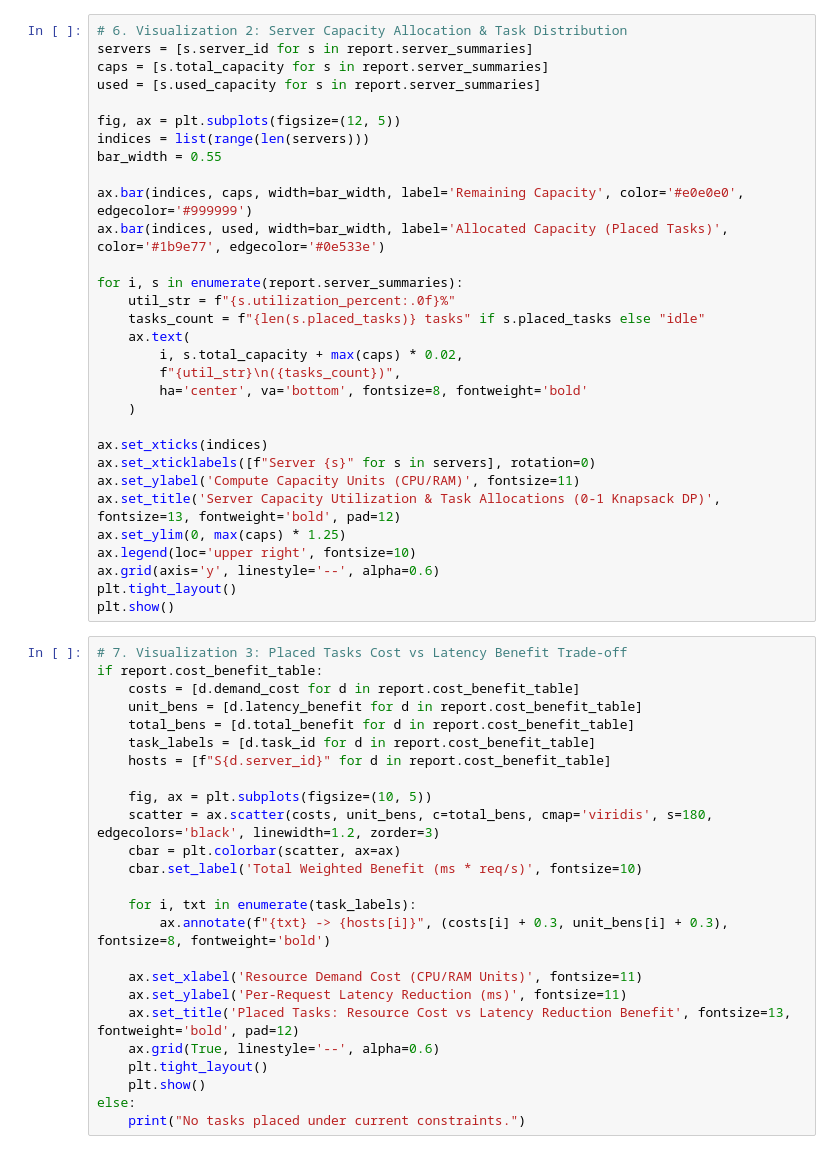
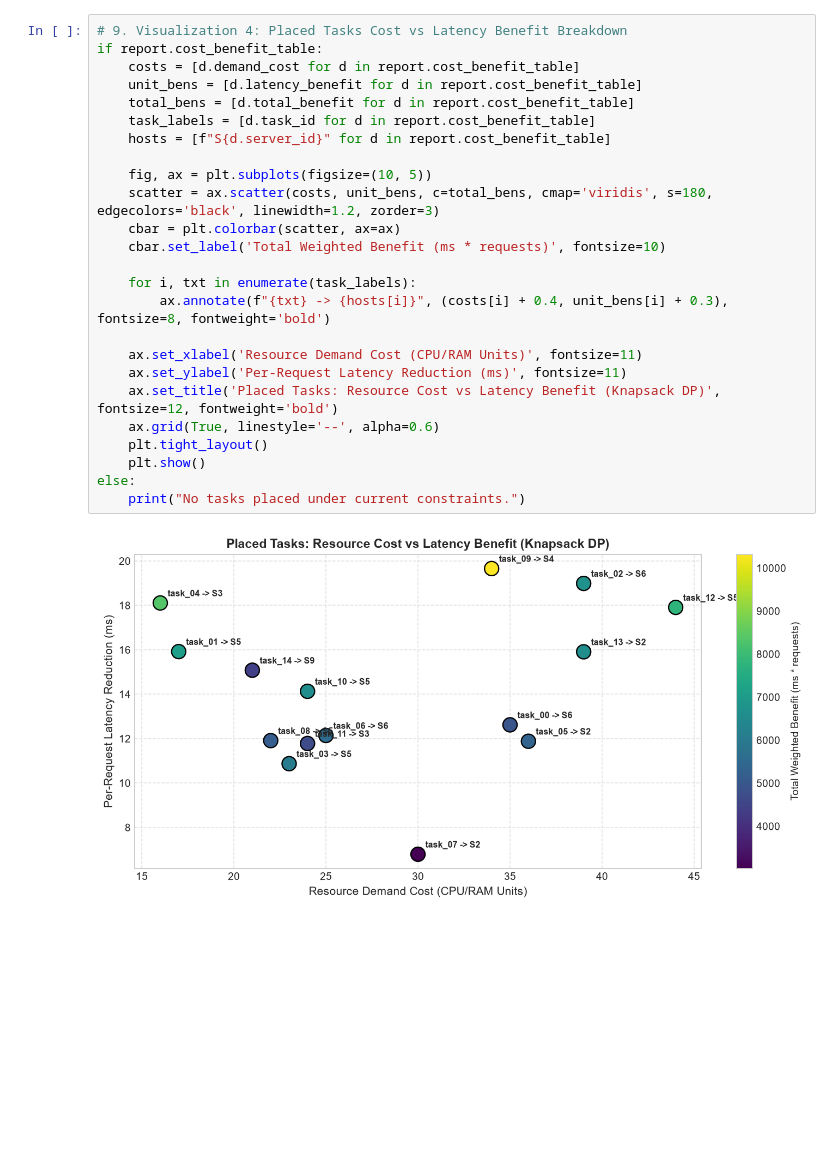
Before and after one commit to MohakGupta-24/cloud-task-placement, a Jupyter notebook: notebooks/placement_dashboard.ipynb, the cells around one changed output. Drawn from its saved outputs; the diff is of its cells as text; blank space fills up the shorter version.

```diff
--- a/notebooks/placement_dashboard.ipynb
+++ b/notebooks/placement_dashboard.ipynb
@@ -167,56 +359,27 @@ plt.show()
-# %%
-# 6. Visualization 2: Server Capacity Allocation & Task Distribution
-servers = [s.server_id for s in report.server_summaries]
-caps = [s.total_capacity for s in report.server_summaries]
-used = [s.used_capacity for s in report.server_summaries]
-
-fig, ax = plt.subplots(figsize=(12, 5))
-indices = list(range(len(servers)))
-bar_width = 0.55
-
-ax.bar(indices, caps, width=bar_width, label='Remaining Capacity', color='#e0e0e0', edgecolor='#999999')
-ax.bar(indices, used, width=bar_width, label='Allocated Capacity (Placed Tasks)', color='#1b9e77', edgecolor='#0e533e')
-
-for i, s in enumerate(report.server_summaries):
-    util_str = f"{s.utilization_percent:.0f}%"
-    tasks_count = f"{len(s.placed_tasks)} tasks" if s.placed_tasks else "idle"
-    ax.text(
-        i, s.total_capacity + max(caps) * 0.02,
-        f"{util_str}\n({tasks_count})",
-        ha='center', va='bottom', fontsize=8, fontweight='bold'
-    )
-
-ax.set_xticks(indices)
-ax.set_xticklabels([f"Server {s}" for s in servers], rotation=0)
-ax.set_ylabel('Compute Capacity Units (CPU/RAM)', fontsize=11)
-ax.set_title('Server Capacity Utilization & Task Allocations (0-1 Knapsack DP)', fontsize=13, fontweight='bold', pad=12)
-ax.set_ylim(0, max(caps) * 1.25)
-ax.legend(loc='upper right', fontsize=10)
-ax.grid(axis='y', linestyle='--', alpha=0.6)
-plt.tight_layout()
-plt.show()
 # %%
-# 7. Visualization 3: Placed Tasks Cost vs Latency Benefit Trade-off
+# 9. Visualization 4: Placed Tasks Cost vs Latency Benefit Breakdown
 if report.cost_benefit_table:
     costs = [d.demand_cost for d in report.cost_benefit_table]
     unit_bens = [d.latency_benefit for d in report.cost_benefit_table]
     total_bens = [d.total_benefit for d in report.cost_benefit_table]
     task_labels = [d.task_id for d in report.cost_benefit_table]
     hosts = [f"S{d.server_id}" for d in report.cost_benefit_table]
 
     fig, ax = plt.subplots(figsize=(10, 5))
     scatter = ax.scatter(costs, unit_bens, c=total_bens, cmap='viridis', s=180, edgecolors='black', linewidth=1.2, zorder=3)
     cbar = plt.colorbar(scatter, ax=ax)
-    cbar.set_label('Total Weighted Benefit (ms * req/s)', fontsize=10)
+    cbar.set_label('Total Weighted Benefit (ms * requests)', fontsize=10)
 
     for i, txt in enumerate(task_labels):
-        ax.annotate(f"{txt} -> {hosts[i]}", (costs[i] + 0.3, unit_bens[i] + 0.3), fontsize=8, fontweight='bold')
+        ax.annotate(f"{txt} -> {hosts[i]}", (costs[i] + 0.4, unit_bens[i] + 0.3), fontsize=8, fontweight='bold')
 
     ax.set_xlabel('Resource Demand Cost (CPU/RAM Units)', fontsize=11)
     ax.set_ylabel('Per-Request Latency Reduction (ms)', fontsize=11)
-    ax.set_title('Placed Tasks: Resource Cost vs Latency Reduction Benefit', fontsize=13, fontweight='bold', pad=12)
+    ax.set_title('Placed Tasks: Resource Cost vs Latency Benefit (Knapsack DP)', fontsize=12, fontweight='bold')
     ax.grid(True, linestyle='--', alpha=0.6)
     plt.tight_layout()
     plt.show()
 else:
     print("No tasks placed under current constraints.")
+# %% [output]
+[figure, added]
```
Also changed, not shown: parts of 12 cells of this notebook, 16 other files.
